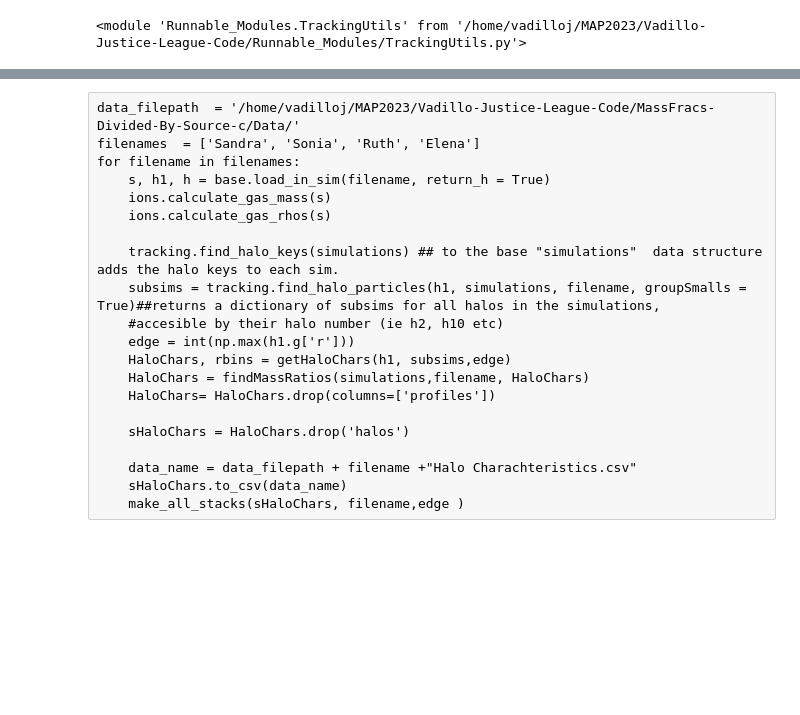
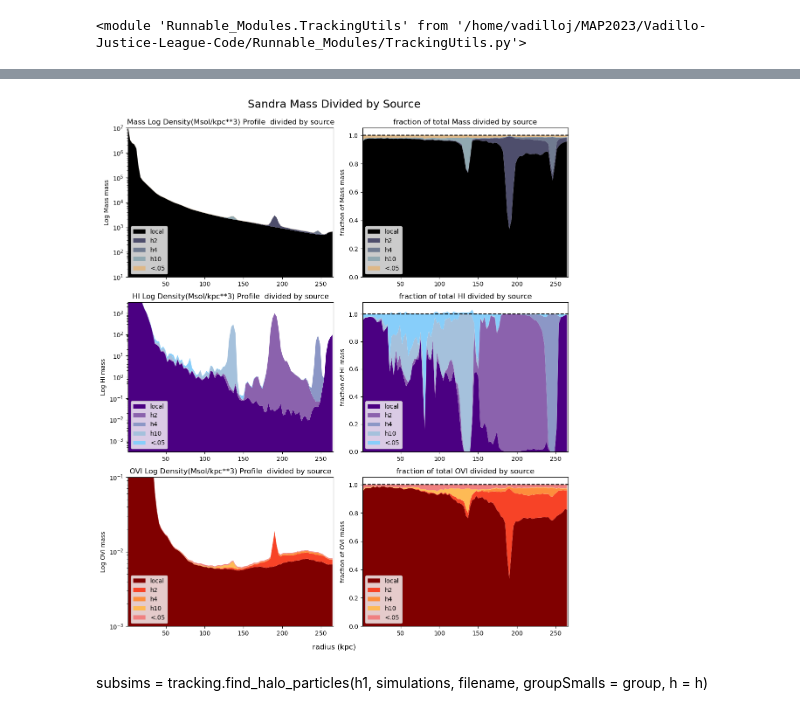
Before and after one commit to J-vadillo/Vadillo-Justice-League-Code, a Jupyter notebook: Mass Fractions Divided By Source/Mass Fractions Divided By Source-Copy1.ipynb, the cells around one changed output, grey strips where cells are left out. Drawn from its saved outputs; the diff is of its cells as text; code cells hidden in the pictures; blank space fills up the shorter version.

Commit message:
tweaked mass covering fraction plots and added in better way of extracting gal charachteristics

```diff
--- a/Mass Fractions Divided By Source/Mass Fractions Divided By Source-Copy1.ipynb
+++ b/Mass Fractions Divided By Source/Mass Fractions Divided By Source-Copy1.ipynb
@@ -78,5 +128,5 @@ def getHaloChars(h1, subsims,edge):
 # %%
-def makeStackplot(HaloChars, column , ax, rbins, cmapN, local_color = 'black',dwarfColor = 'white',cmap_end = 0.8):
+def makeStackplot(HaloChars, column , ax, rbins, cmapN, local_color = 'black',dwarfColor = 'white',cmap_end = 0.8,group_smalls = False):
 
     labels = list(HaloChars.index)
     nSources  = len(labels)
@@ -84,13 +134,14 @@ def makeStackplot(HaloChars, column , ax, rbins, cmapN, local_color = 'black',dw
     cmap = mpl.colormaps[cmapN]
     segmentedCmap = cmap(np.linspace(0.2,cmap_end, nSources))
     segmentedCmap[0] = colors.to_rgba(local_color)
-    segmentedCmap[-1] = colors.to_rgba(dwarfColor)
+    if (dwarfColor != 'no'):
+        segmentedCmap[-1] = colors.to_rgba(dwarfColor)
     values = []
     for label in labels:
         values.append(HaloChars[column][label])
     ax.stackplot(rbins, values, labels = labels, colors = segmentedCmap)
 # %%
-def make_all_stacks(sHaloChars, filename,edge ):
+def make_all_stacks(sHaloChars, filename,edge, group_smalls = False):
     plots_filepath  =  '/home/vadilloj/MAP2023/Vadillo-Justice-League-Code/MassFracs-Divided-By-Source-c/Data/'
     rows = 3
     cols = 2
@@ -99,7 +150,10 @@ def make_all_stacks(sHaloChars, filename,edge ):
     ions = ["Mass", "HI", "OVI"]
     values = ["Density", "Ratios"]
     localC = ['black','Indigo', 'maroon']
-    smallsColors= ['burlywood', 'lightskyblue', 'lightcoral']
+    if group_smalls:
+        smallsColors= ['burlywood', 'lightskyblue', 'lightcoral']
+    else:
+        smallsColors= ['no', 'no', 'no']
     yranges = [(10**1, 10**7), (10**-3.5, 10**3.5), (10**-3, 10**-1)]
     fig, axs = plt.subplots(rows,cols, figsize = (11,13))
     for row in (range(rows)):
@@ -107,7 +161,7 @@ def make_all_stacks(sHaloChars, filename,edge ):
             ax = axs[row, col]
             Hcolumn = ions[row] + '_' + values[col]
             makeStackplot(sHaloChars, Hcolumn, ax, rbins,
-                          cmapN = cmaps[row],local_color = localC[row],dwarfColor =smallsColors[row], cmap_end = cmap_end[row])
+                          cmapN = cmaps[row],local_color = localC[row],dwarfColor =smallsColors[row])
 
             ax.set_xlim(1,edge)
 
@@ -115,7 +169,7 @@ def make_all_stacks(sHaloChars, filename,edge ):
                 ax.set_yscale("log")
                 ax.set_title(ions[row] + " Log Density(Msol/kpc**3) Profile  divided by source")
                 ax.set_ylabel('Log '+ ions[row]+ ' mass')
-                ax.legend(loc = 'upper right')
+                ax.legend(loc = 'lower left')
                 median = np.median(sHaloChars[Hcolumn]['local'])
                 ax.set_ylim(yranges[row])
 
@@ -186,7 +214,14 @@ HaloChars
 # %%
-HaloChars = findMassRatios(simulations,filename, HaloChars)
-HaloChars= HaloChars.drop(columns=['profiles'])
+# HaloChars = findMassRatios(simulations,filename, HaloChars)
+# HaloChars= HaloChars.drop(columns=['profiles'])
 
+# sHaloChars = HaloChars.drop('halos')
+HaloChars, rbins, group = getHaloChars(h1, subsims,edge)
 sHaloChars = HaloChars.drop('halos')
+make_all_stacks(sHaloChars, filename,edge ,group )
+# %% [output]
+[figure, added]
+# %% [markdown]
+subsims = tracking.find_halo_particles(h1, simulations, filename, groupSmalls = group, h = h)
 # %%
 directory_path = '/home/vadilloj/MAP2023/Vadillo-Justice-League-Code/'
@@ -193,21 +229,0 @@ directory_path = '/home/vadilloj/MAP2023/Vadillo-Justice-League-Code/'
-# %% [raw]
-data_filepath  = '/home/vadilloj/MAP2023/Vadillo-Justice-League-Code/MassFracs-Divided-By-Source-c/Data/'
-filenames  = ['Sandra', 'Sonia', 'Ruth', 'Elena']
-for filename in filenames:
-    s, h1, h = base.load_in_sim(filename, return_h = True)
-    ions.calculate_gas_mass(s)
-    ions.calculate_gas_rhos(s)
-
-    tracking.find_halo_keys(simulations) ## to the base "simulations"  data structure adds the halo keys to each sim.
-    subsims = tracking.find_halo_particles(h1, simulations, filename, groupSmalls = True)##returns a dictionary of subsims for all halos in the simulations,
-    #accesible by their halo number (ie h2, h10 etc)
-    edge = int(np.max(h1.g['r']))
-    HaloChars, rbins = getHaloChars(h1, subsims,edge)
-    HaloChars = findMassRatios(simulations,filename, HaloChars)
-    HaloChars= HaloChars.drop(columns=['profiles'])
-
-    sHaloChars = HaloChars.drop('halos')
-
-    data_name = data_filepath + filename +"Halo Charachteristics.csv"
-    sHaloChars.to_csv(data_name)
-    make_all_stacks(sHaloChars, filename,edge )
```
Also changed, not shown: parts of 16 cells of this notebook, 14 other files.
